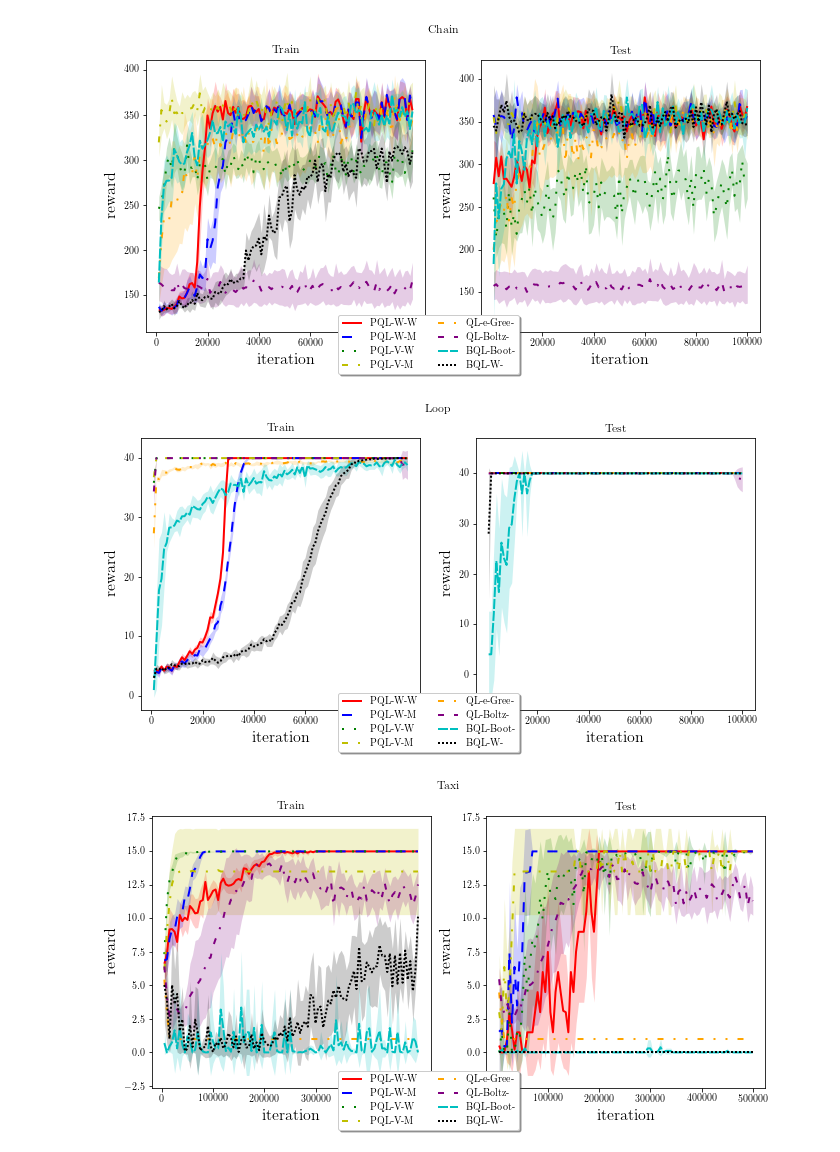
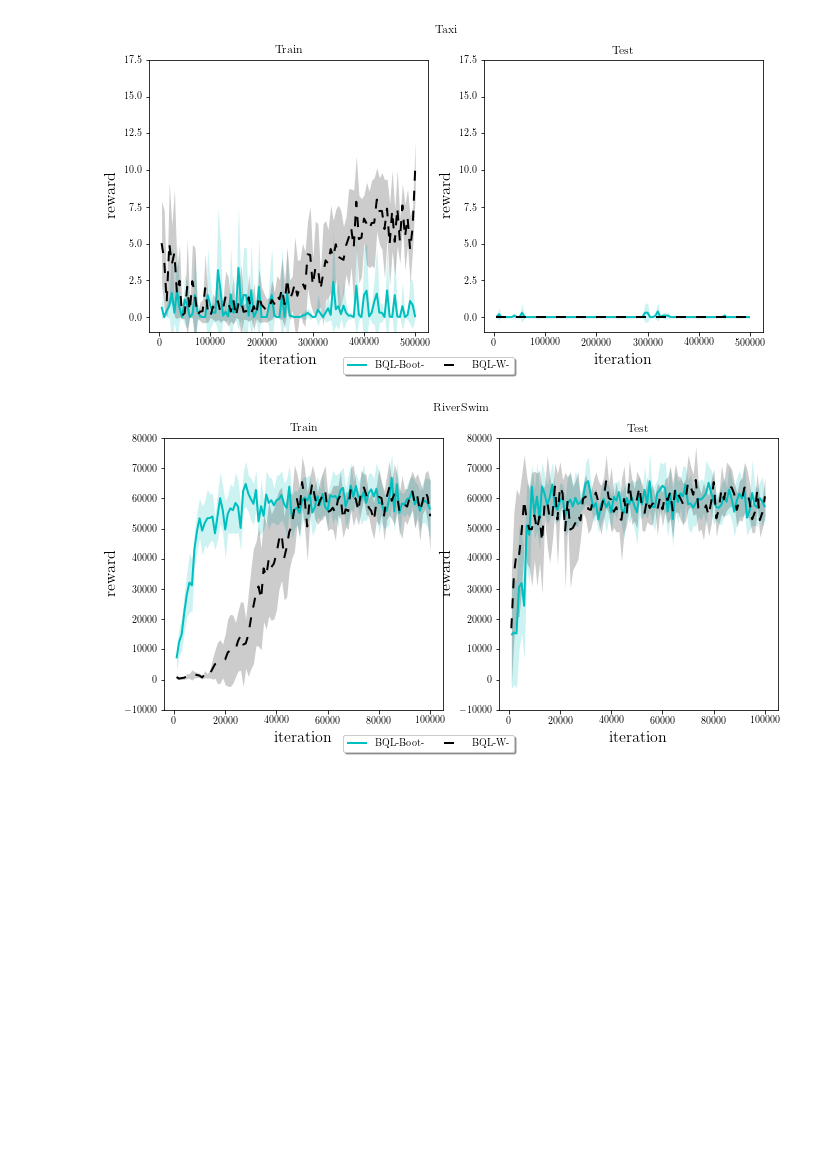
Before and after one commit to albertometelli/weightedDQN, a Jupyter notebook: q_learning/notebook.ipynb, the cells around one changed output. Cells and saved outputs as stored; diff of their text form; code cells hidden in the pictures; blank space fills up the shorter version.

Commit message:
added init_values to particle_ql

```diff
--- a/q_learning/notebook.ipynb
+++ b/q_learning/notebook.ipynb
@@ -50,7 +50,7 @@ ls = [linestyles['solid'], linestyles['dashed'], linestyles['dotted'],
       linestyles['dashdotted'], linestyles['dashdotdotted'], linestyles['dashdashdotted'],
       linestyles['densely dashed'], linestyles['densely dotted']]
 
-col = ['r', 'b', 'g', 'y', 'orange', 'purple', 'c', 'k']
+col = ['c', 'k','orange', 'purple','r', 'b', 'g', 'y']
 # %%
 def plot_ci(xs, ys, conf, n, xlabel=None, ylabel=None, label=None, ax=None, **kwargs):
 
@@ -96,10 +96,10 @@ def plot_ci(xs, ys, conf, n, xlabel=None, ylabel=None, label=None, ax=None, **kw
         ax.set_ylabel(ylabel, fontsize=AXIS_FONT_SIZE)
     return ax
 # %%
-environments = ['Chain', 'Loop', 'Taxi', 'RiverSwim', 'SixArms','KnightQuest']
-algorithms = ['particle-ql','ql','boot-ql']
-policies = [['weighted','vpi'], ['eps-greedy', 'boltzmann'], ['boot','weighted']]
-updates = [['weighted','mean' ], [''], ['']]
+environments = [ 'Taxi', 'RiverSwim', ]
+algorithms = ['boot-ql']
+policies = [['boot','weighted'],['eps-greedy', 'boltzmann'],['weighted','vpi']]
+updates = [ [''], [''],['weighted','mean']]
 alg_to_label={
         'particle-ql':'PQL',
         'ql':'QL',
@@ -118,8 +118,8 @@ update_to_label={
         '':''
 }
 conf = 0.95
-
-for env in environments:
+limits=[(-1,17.5),(-10000,80000)]
+for e,env in enumerate(environments):
     fig, ax = plt.subplots(1, 2, figsize=(11, 5))
     fig.suptitle(env)
     i = 0
@@ -135,34 +135,34 @@ for env in environments:
                         try:
                             timesteps = np.cumsum(results[:, 0, :, 0][0])
                             cum_reward_train = results[:, 0, :, 3]
                             cum_reward_test = results[:, 1, :, 3]
                         except:
                             b = np.zeros(shape=results.shape+(11,))
                             for  (x,h,k),value in np.ndenumerate(results):
                                 for l in range(11):
                                     b[x,h,k,l]=results[x,h,k][l]
                             results=b
                             timesteps = np.cumsum(results[:, 0, :, 0][0])
                             cum_reward_train = results[:, 0, :, 3]
                             cum_reward_test = results[:, 1, :, 3]
 
 
                         #print(cum_reward_test)
                         ax[0].set_title('Train')
                         ax[0] = plot_ci(timesteps,cum_reward_train, conf,
                                     n_runs, xlabel='iteration', ylabel='reward', label=alg_to_label[alg] + "-" + policy_to_label[pi] + "-" + update_to_label[u],
                                     ax=ax[0], linewidth=2.0, linestyle=ls[i], color=col[i])
-
+                        ax[0].set_ylim(limits[e])
                         ax[1].set_title('Test')
                         ax[1] = plot_ci(timesteps, cum_reward_test, conf,
                                     n_runs, xlabel='iteration', ylabel='reward',
                                     ax=ax[1], linewidth=2.0, linestyle=ls[i], color=col[i])
+                        ax[1].set_ylim(limits[e])
                         i += 1
     lgd=fig.legend(loc='lower center',
                           ncol=2, fancybox=True, shadow=True,bbox_to_anchor=(0.42, 0))
 
     fig.savefig('graphs/'+env+'-'+alg + "-" + pi + "-" + u+".pdf",format='pdf',bbox_extra_artists=(lgd,), bbox_inches='tight')
 # %% [output]
-[figure, old version]
+[figure, new version]
-[figure, old version]
+[figure, new version]
-[figure, removed]
```
Also changed, not shown: parts of 1 cell of this notebook, 2 other files.
